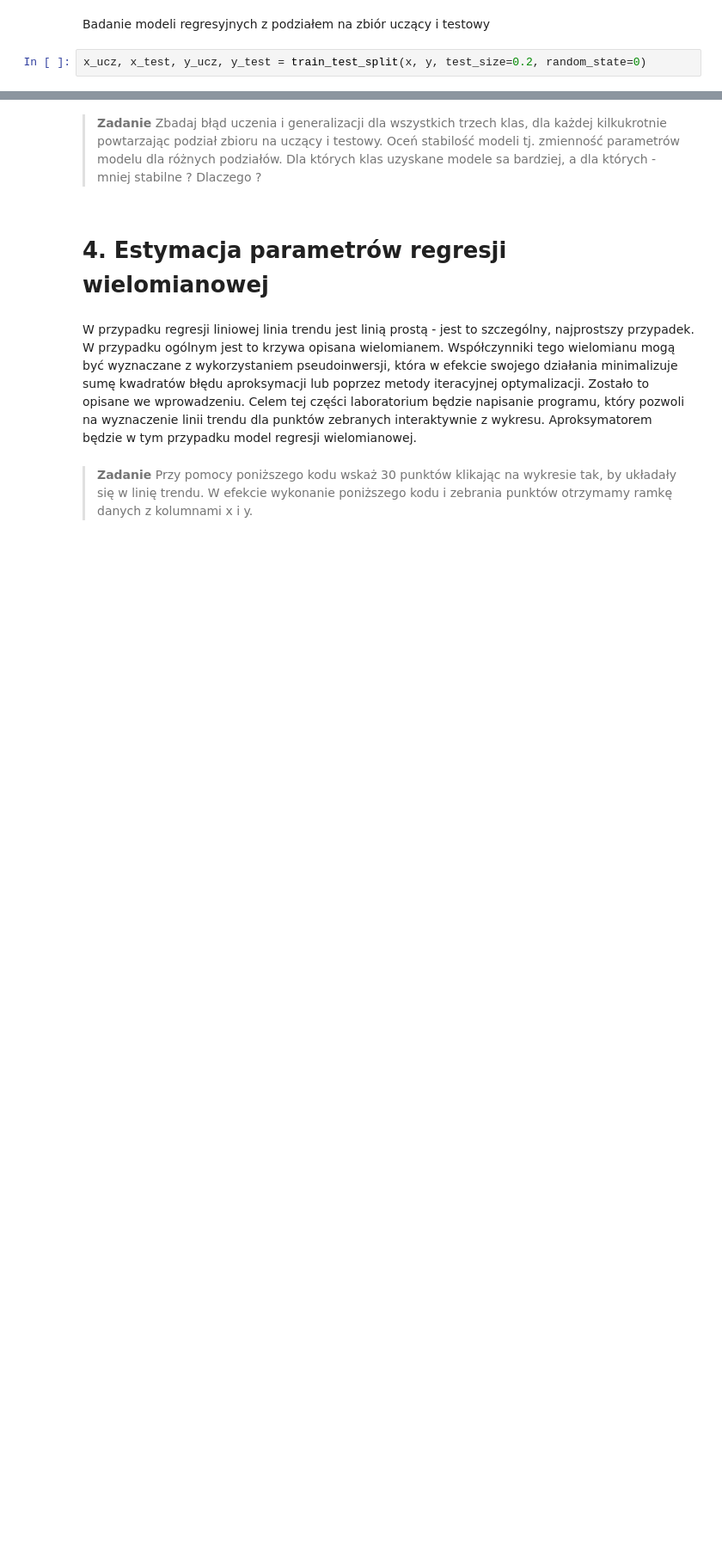
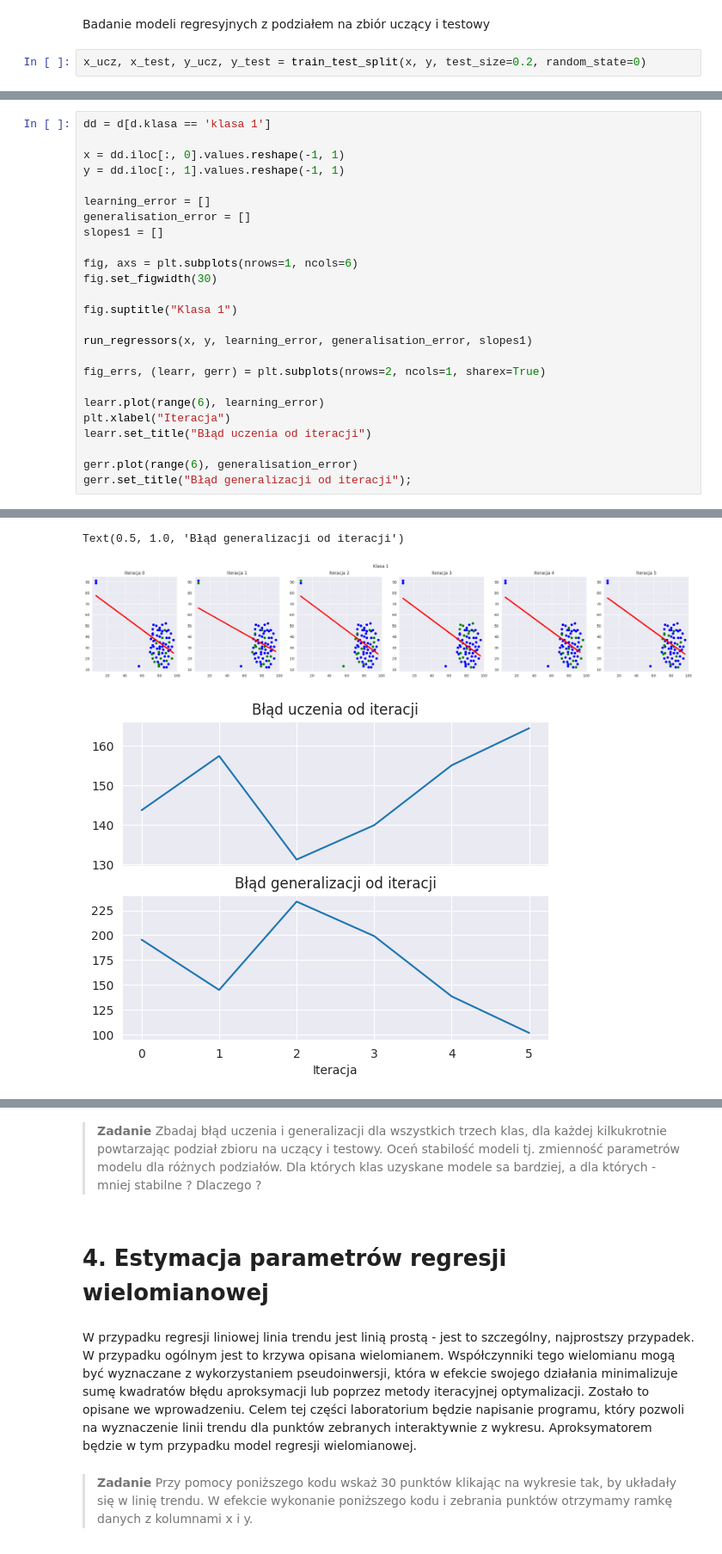
Before and after one commit to legeof008/saris-2024, a Jupyter notebook: ZMUM 1 - Regresja wielomianowa.ipynb, the cells around one changed output, grey strips where cells are left out. Shown at 86% size. Cells and saved outputs as stored; diff of their text form; blank space fills up the shorter version.

```diff
--- a/ZMUM 1 - Regresja wielomianowa.ipynb
+++ b/ZMUM 1 - Regresja wielomianowa.ipynb
@@ -385,0 +397,26 @@ błąd generalizacji 109.05710100604448
+# %%
+dd = d[d.klasa == 'klasa 1']
+
+x = dd.iloc[:, 0].values.reshape(-1, 1)
+y = dd.iloc[:, 1].values.reshape(-1, 1)
+
+learning_error = []
+generalisation_error = []
+slopes1 = []
+
+fig, axs = plt.subplots(nrows=1, ncols=6)
+fig.set_figwidth(30)
+
+fig.suptitle("Klasa 1")
+
+run_regressors(x, y, learning_error, generalisation_error, slopes1)
+
+fig_errs, (learr, gerr) = plt.subplots(nrows=2, ncols=1, sharex=True)
+
+learr.plot(range(6), learning_error)
+plt.xlabel("Iteracja")
+learr.set_title("Błąd uczenia od iteracji")
+
+gerr.plot(range(6), generalisation_error)
+gerr.set_title("Błąd generalizacji od iteracji");
+# %% [output]
@@ -385,0 +440,3 @@ błąd generalizacji 109.05710100604448
+Text(0.5, 1.0, 'Błąd generalizacji od iteracji')
+[figure, added]
+[figure, added]
```
Also changed, not shown: parts of 36 cells of this notebook, 1 other file.
